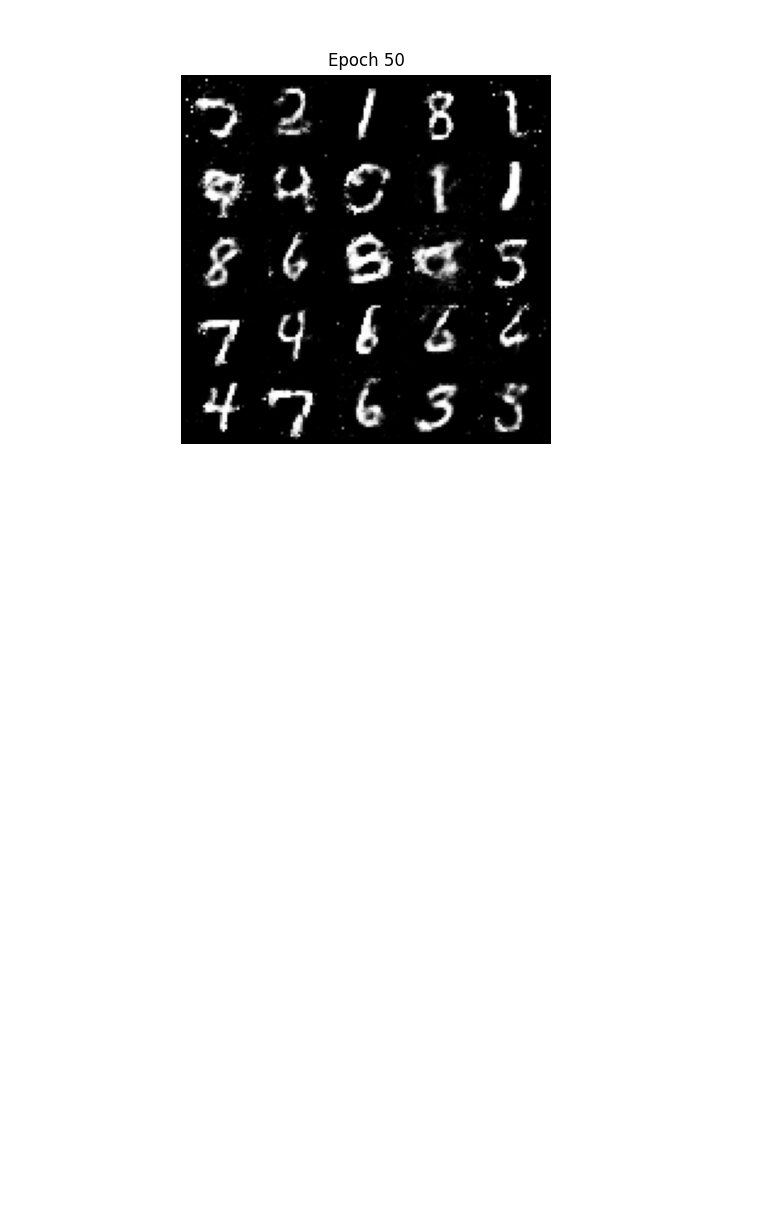
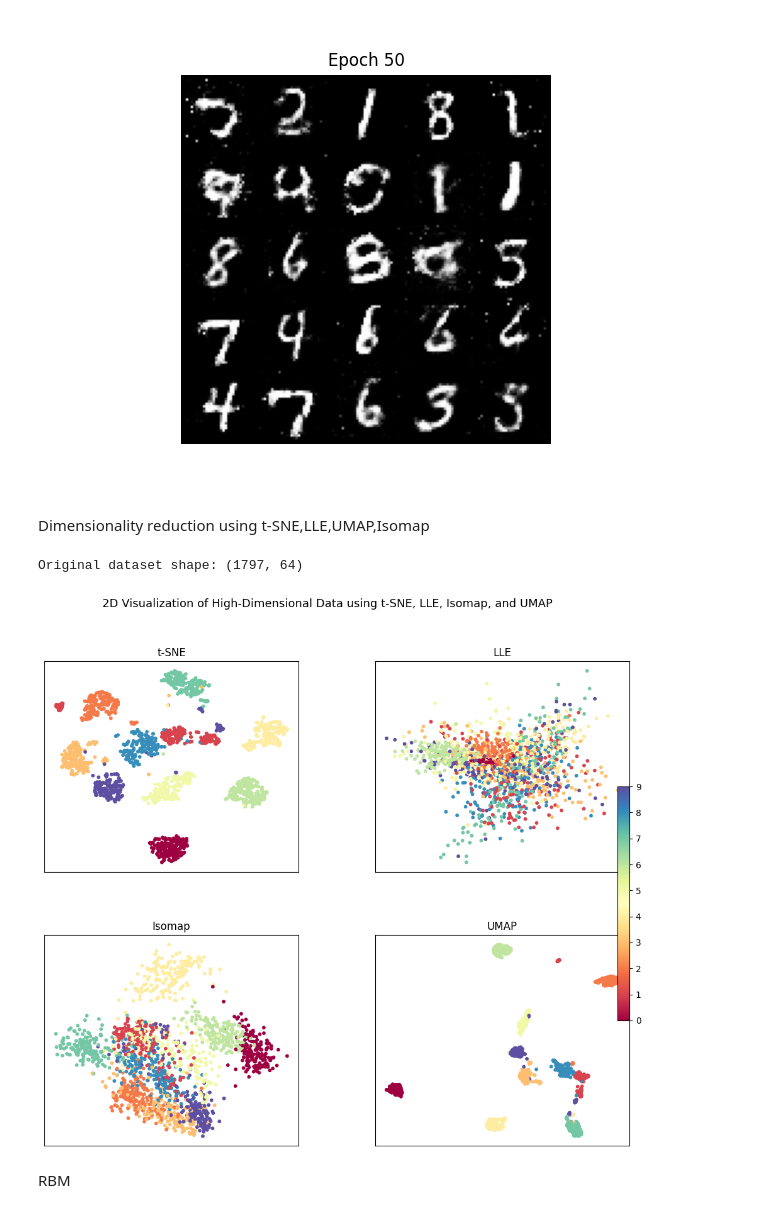
Before and after one commit to Nehasatheesh04/Deep_Learning, a Jupyter notebook: DL.ipynb, the cells around one changed output. Drawn from its saved outputs; the diff is of its cells as text; code cells hidden in the pictures; blank space fills up the shorter version.

```diff
--- a/DL.ipynb
+++ b/DL.ipynb
@@ -192,3 +192,41 @@ Displaying image from Epoch 40:
 [figure]
 Displaying image from Epoch 50:
 [figure]
+# %% [markdown]
+Dimensionality reduction using t-SNE,LLE,UMAP,Isomap
+# %%
+import matplotlib.pyplot as plt
+from sklearn import datasets
+from sklearn.manifold import TSNE, LocallyLinearEmbedding, Isomap
+import umap.umap_ as umap
+
+# Load dataset (64 features per image)
+digits = datasets.load_digits()
+X, y = digits.data, digits.target
+print("Original dataset shape:", X.shape)
+
+# Dimensionality reduction methods
+X_tsne   = TSNE(n_components=2, random_state=42).fit_transform(X)
+X_lle    = LocallyLinearEmbedding(n_components=2, n_neighbors=30).fit_transform(X)
+X_isomap = Isomap(n_components=2, n_neighbors=30).fit_transform(X)
+X_umap   = umap.UMAP(n_components=2, n_neighbors=30).fit_transform(X)
+
+# Visualization
+fig, axes = plt.subplots(2, 2, figsize=(12, 10))
+methods = ['t-SNE', 'LLE', 'Isomap', 'UMAP']
+embeddings = [X_tsne, X_lle, X_isomap, X_umap]
+
+for ax, method, emb in zip(axes.ravel(), methods, embeddings):
+    sc = ax.scatter(emb[:, 0], emb[:, 1], c=y, cmap='Spectral', s=10)
+    ax.set_title(method)
+    ax.set_xticks([])
+    ax.set_yticks([])
+fig.colorbar(sc, ax=axes, orientation='vertical', fraction=0.02, pad=0.04)
+plt.suptitle("2D Visualization of High-Dimensional Data using t-SNE, LLE, Isomap, and UMAP", fontsize=13)
+plt.subplots_adjust(wspace=0.3, hspace=0.3, right=0.9)
+plt.show()
+# %% [output]
+Original dataset shape: (1797, 64)
+[figure, added]
+# %% [markdown]
+RBM
```
Also changed, not shown: parts of 8 cells of this notebook.
